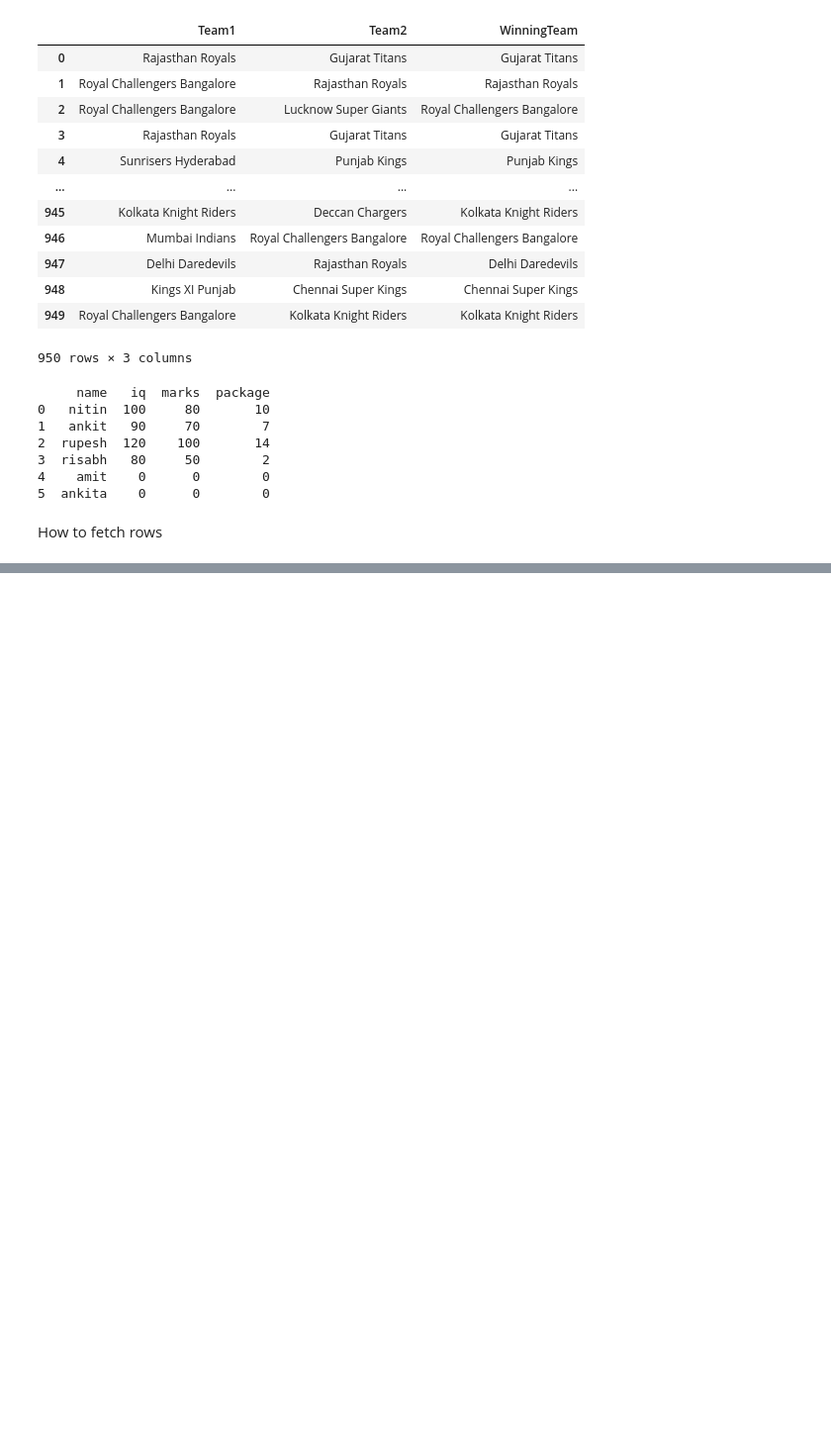
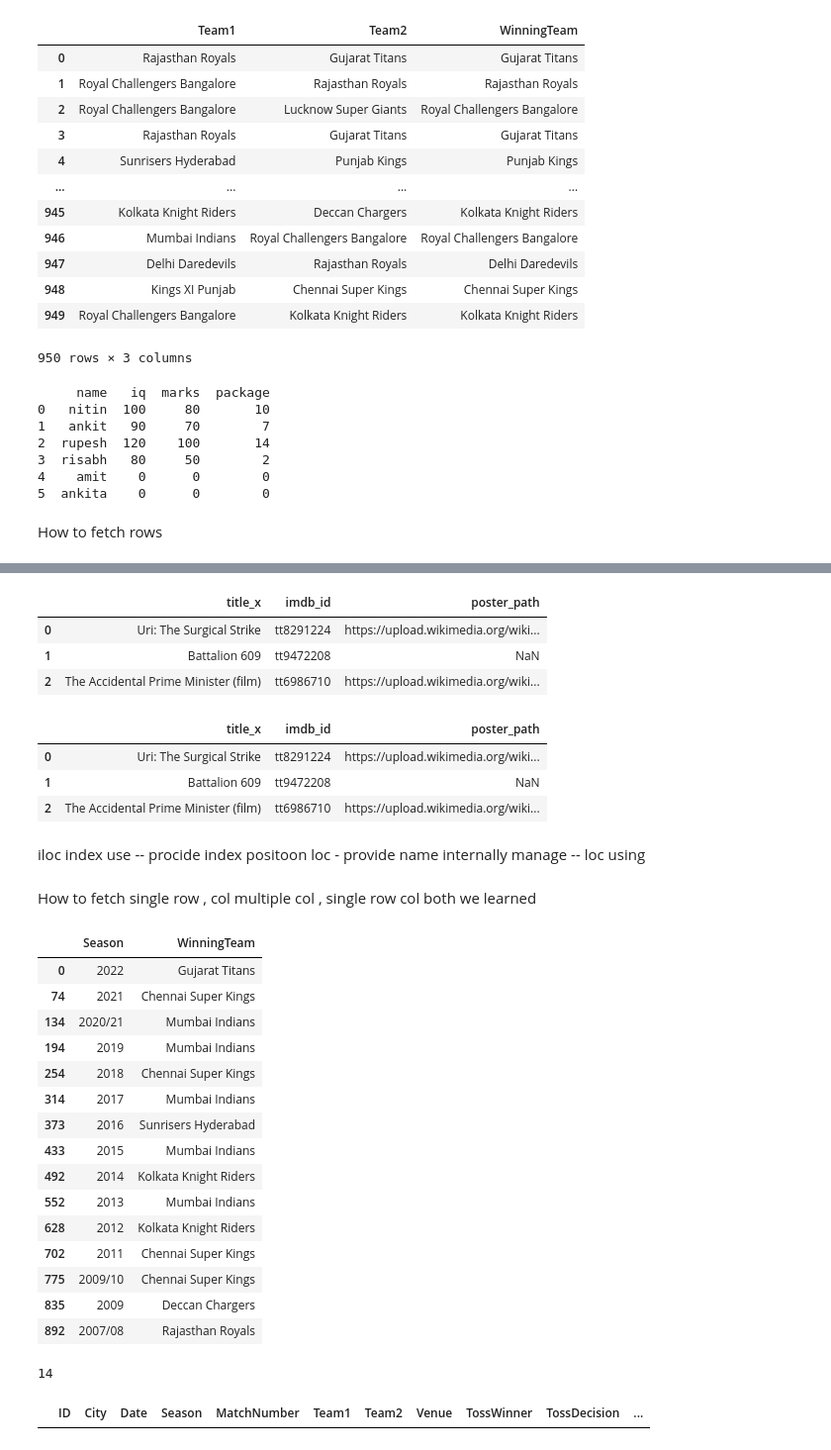
Before and after one commit to Deepanshu-8126/Pandas, a Jupyter notebook: pandas_dataframe.ipynb, the cells around one changed output, grey strips where cells are left out. Shown at 99% size. Drawn from its saved outputs; the diff is of its cells as text; code cells hidden in the pictures; blank space fills up the shorter version.

```diff
--- a/pandas_dataframe.ipynb
+++ b/pandas_dataframe.ipynb
@@ -509,0 +608,68 @@ dtype: object
+# %%
+# Selectiing both rows and cols fetch
+# first three movies i need
+# filtering both in rows and columns
+movies.iloc[0:3,0:3] # rows , cols
+# %% [output]
+|  | title_x | imdb_id | poster_path |
+| 0 | Uri: The Surgical Strike | tt8291224 | https://upload.wikimedia.org/wiki... |
+| 1 | Battalion 609 | tt9472208 | NaN |
+| 2 | The Accidental Prime Minister (film) | tt6986710 | https://upload.wikimedia.org/wiki... |
+# %%
+movies.loc[0:2,'title_x':'poster_path'] # here index and also columns
+# %% [output]
+|  | title_x | imdb_id | poster_path |
+| 0 | Uri: The Surgical Strike | tt8291224 | https://upload.wikimedia.org/wiki... |
+| 1 | Battalion 609 | tt9472208 | NaN |
+| 2 | The Accidental Prime Minister (film) | tt6986710 | https://upload.wikimedia.org/wiki... |
+# %% [markdown]
+iloc index use -- procide index positoon loc - provide name
+internally manage -- loc using
+# %% [markdown]
+How to fetch single row , col multiple col , single row col both we learned
+# %%
+# FILTERING DATA
+ipl.head(2) # first 2 matches
+
+# find all the final winners
+# final matchs
+mask=ipl['MatchNumber'] == 'Final'
+new_df=ipl[mask]
+# from new_df
+new_df[['Season','WinningTeam']] # two cols
+# fancy indexing
+
+# one liner code
+ipl[ipl['MatchNumber']=='Final'][['Season','WinningTeam']]
+# %% [output]
+|  | Season | WinningTeam |
+| 0 | 2022 | Gujarat Titans |
+| 74 | 2021 | Chennai Super Kings |
+| 134 | 2020/21 | Mumbai Indians |
+| 194 | 2019 | Mumbai Indians |
+| 254 | 2018 | Chennai Super Kings |
+| 314 | 2017 | Mumbai Indians |
+| 373 | 2016 | Sunrisers Hyderabad |
+| 433 | 2015 | Mumbai Indians |
+| 492 | 2014 | Kolkata Knight Riders |
+| 552 | 2013 | Mumbai Indians |
+| 628 | 2012 | Kolkata Knight Riders |
+| 702 | 2011 | Chennai Super Kings |
+| 775 | 2009/10 | Chennai Super Kings |
+| 835 | 2009 | Deccan Chargers |
+| 892 | 2007/08 | Rajasthan Royals |
+# %%
+# ques - how many superover finishes have occured (nno of matches )
+# --> two teams make same runs
+ipl[ipl['SuperOver'] =='Y'].shape[0] # no of rows index[0]  --14 times
+# %% [output]
+14
+# %%
+# ques - how many matches has csk won  in kolkata
+ipl.head(2) # what we have to filter city
+#ipl['City']=='Kolkata'
+ipl[(ipl['City']=='Kolkata') & (ipl['WinningTeam'] == 'Chennai Super Kings ')]
+
+# total matches .shape rows find
+# %% [output]
+|  | ID | City | Date | Season | MatchNumber | Team1 | Team2 | Venue | TossWinner | TossDecision | ... |
```
Also changed, not shown: parts of 12 cells of this notebook.
